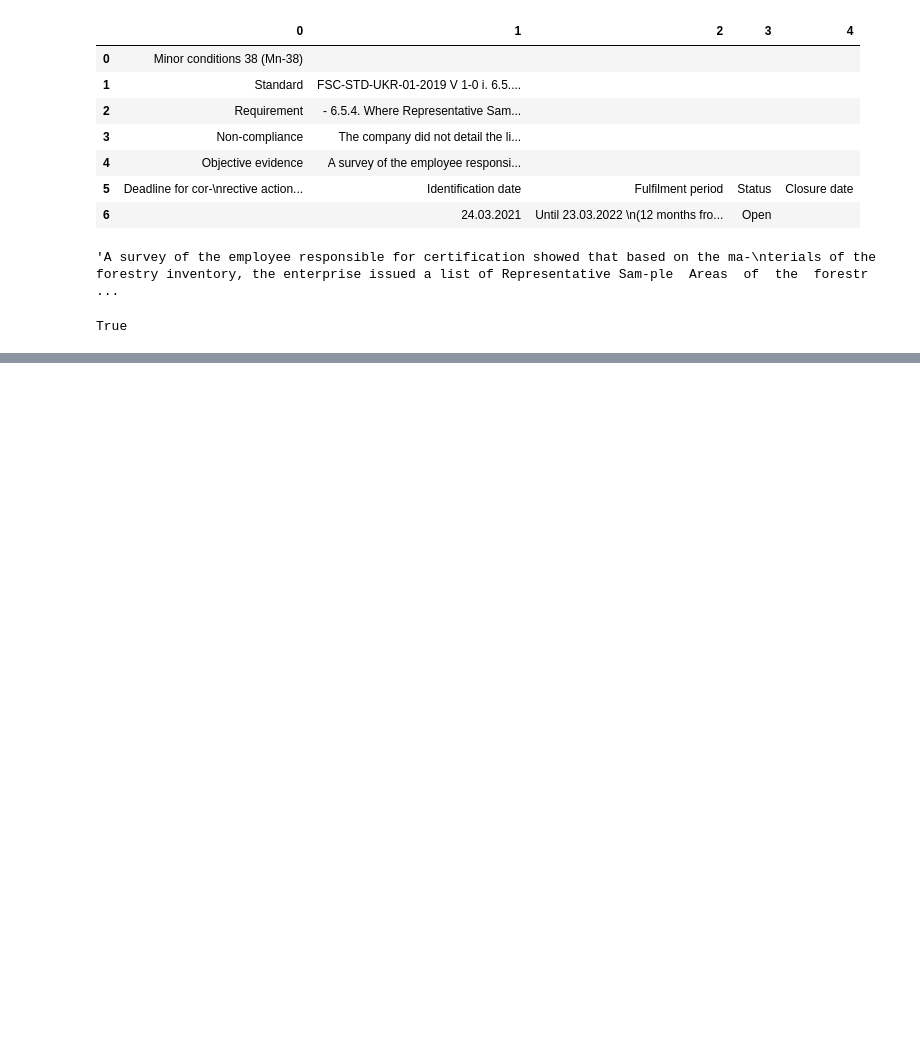
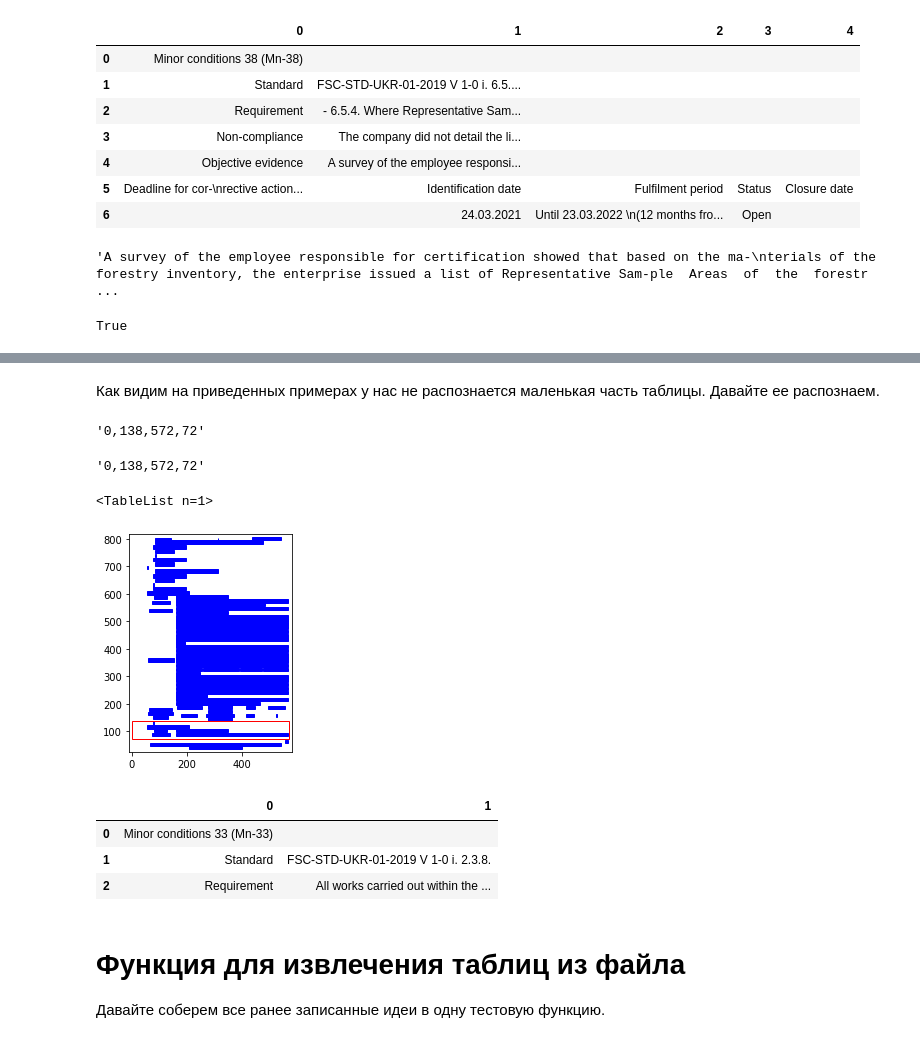
Before and after one commit to AlKravets/FSC-Summary-parser, a Jupyter notebook: Research/Work with first type of docs.ipynb, the cells around one changed output, grey strips where cells are left out. Cells and saved outputs as stored; diff of their text form; code cells hidden in the pictures; blank space fills up the shorter version.

Commit message:
Start test function

```diff
--- a/Research/Work with first type of docs.ipynb
+++ b/Research/Work with first type of docs.ipynb
@@ -531,0 +582,45 @@ True
+# %% [markdown]
+Как видим на приведенных примерах у нас не распознается маленькая часть таблицы. Давайте ее распознаем.
+# %%
+def find_unrecognized_table_between_two_another (table1, table2) -> list:
+    """
+    check tables and if between they can exist another table function return table area
+    or return empty str
+    """
+    res =''
+    if (not check_bottom_table(table1)) and is_bottom_table(table1.df) and ((not is_full_table(table2.df)) and is_bottom_table(table2.df)):
+        res = [0, int(table1.cells[-1][-1].y1), int(table1.cells[-1][-1].x2), int(bottom_page)]
+        res = ','.join([str(i) for i in res])
+    return res
+# %%
+table_area = find_unrecognized_table_between_two_another(tables[0], tables[1])
+table_area
+# %% [output]
+'0,138,572,72'
+# %%
+table_area = str(table_area)
+table_area
+# %% [output]
+'0,138,572,72'
+# %%
+test_table = camelot.read_pdf(file, pages = '19', table_areas=[table_area], flavor='stream')
+test_table
+# %% [output]
+<TableList n=1>
+# %%
+camelot.plot(test_table[0], kind='contour').show()
+_p.set_size_inches(18.5, 10.5)
+_p.show()
+# %% [output]
+[figure, added]
+# %%
+test_table[0].df
+# %% [output]
+|  | 0 | 1 |
+| 0 | Minor conditions 33 (Mn-33) |  |
+| 1 | Standard | FSC-STD-UKR-01-2019 V 1-0 i. 2.3.8. |
+| 2 | Requirement | All works carried out within the ... |
+# %% [markdown]
+# Функция для извлечения таблиц из файла
+
+Давайте соберем все ранее записанные идеи в одну тестовую функцию.
```
Also changed, not shown: parts of 17 cells of this notebook.
